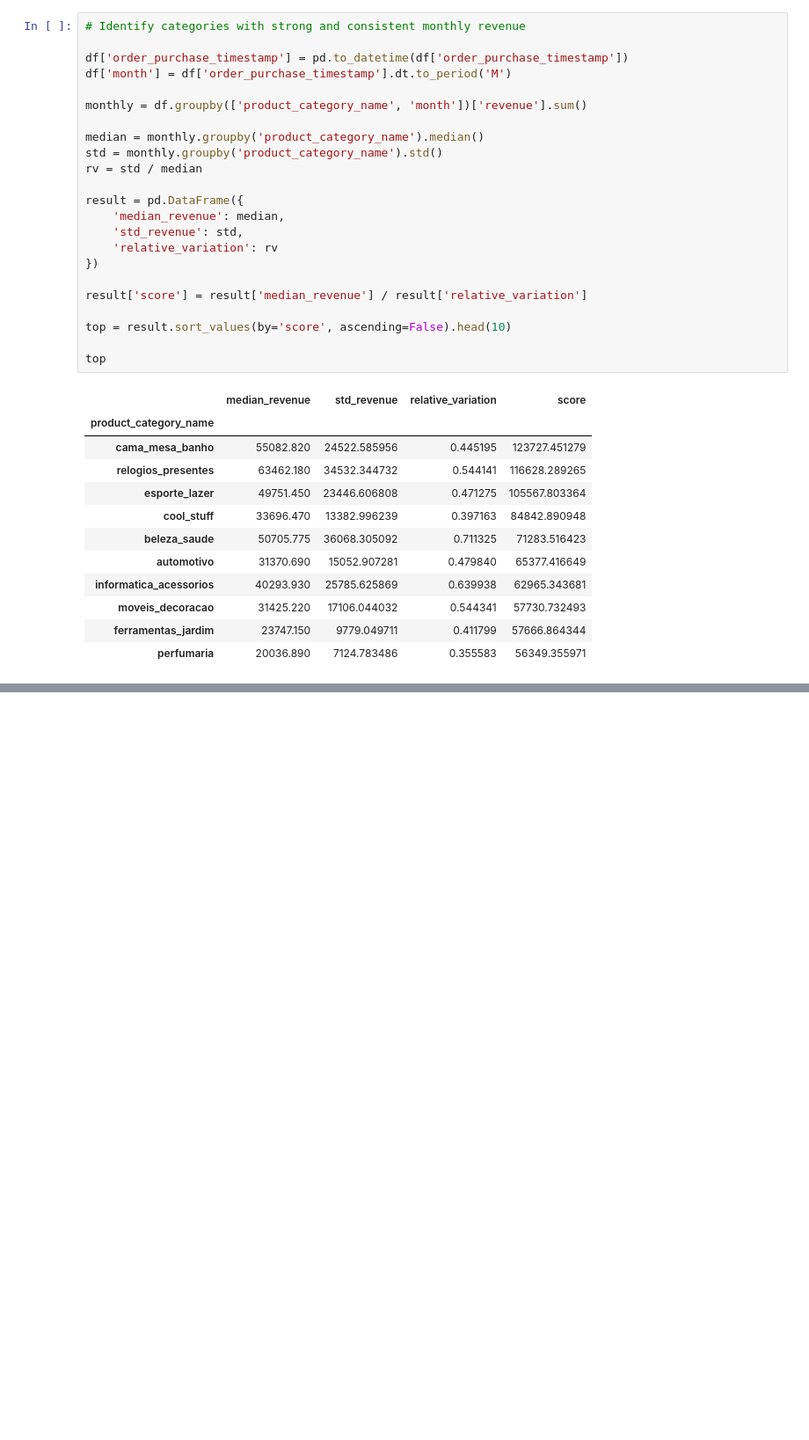
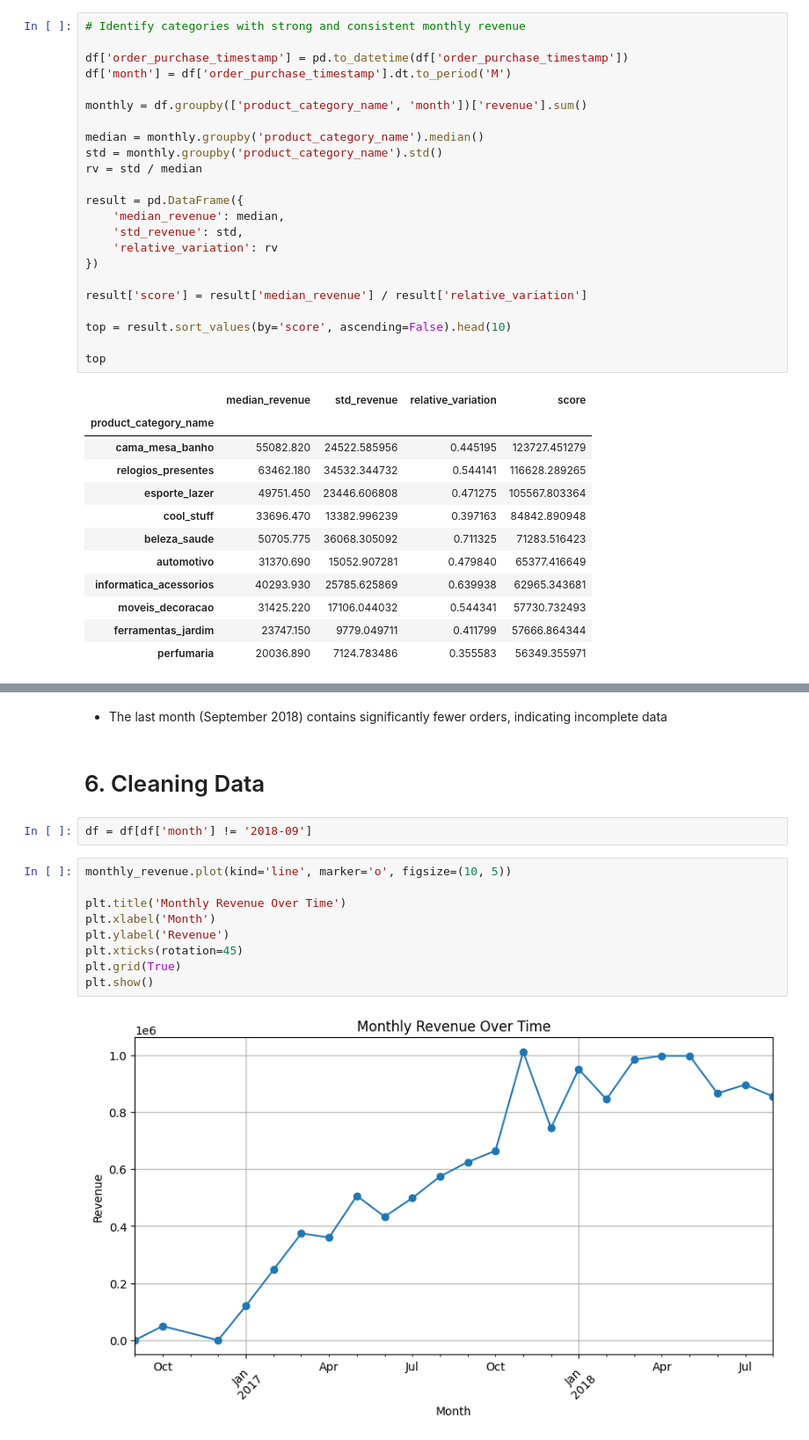
Before and after one commit to LopesHPedro/olist-data-analysis, a Jupyter notebook: sales_analysis.ipynb, the cells around one changed output, grey strips where cells are left out. Shown at 88% size. Saved outputs shown, nothing was run; the diff lists cells and outputs as text; blank space fills up the shorter version.

```diff
--- a/sales_analysis.ipynb
+++ b/sales_analysis.ipynb
@@ -108,0 +155,17 @@ top
+# %% [markdown]
+- The last month (September 2018) contains significantly fewer orders, indicating incomplete data
+# %% [markdown]
+# 6. Cleaning Data
+# %%
+df = df[df['month'] != '2018-09']
+# %%
+monthly_revenue.plot(kind='line', marker='o', figsize=(10, 5))
+
+plt.title('Monthly Revenue Over Time')
+plt.xlabel('Month')
+plt.ylabel('Revenue')
+plt.xticks(rotation=45)
+plt.grid(True)
+plt.show()
+# %% [output]
+[figure, added]
```
Also changed, not shown: parts of 7 cells of this notebook, 1 other file.
